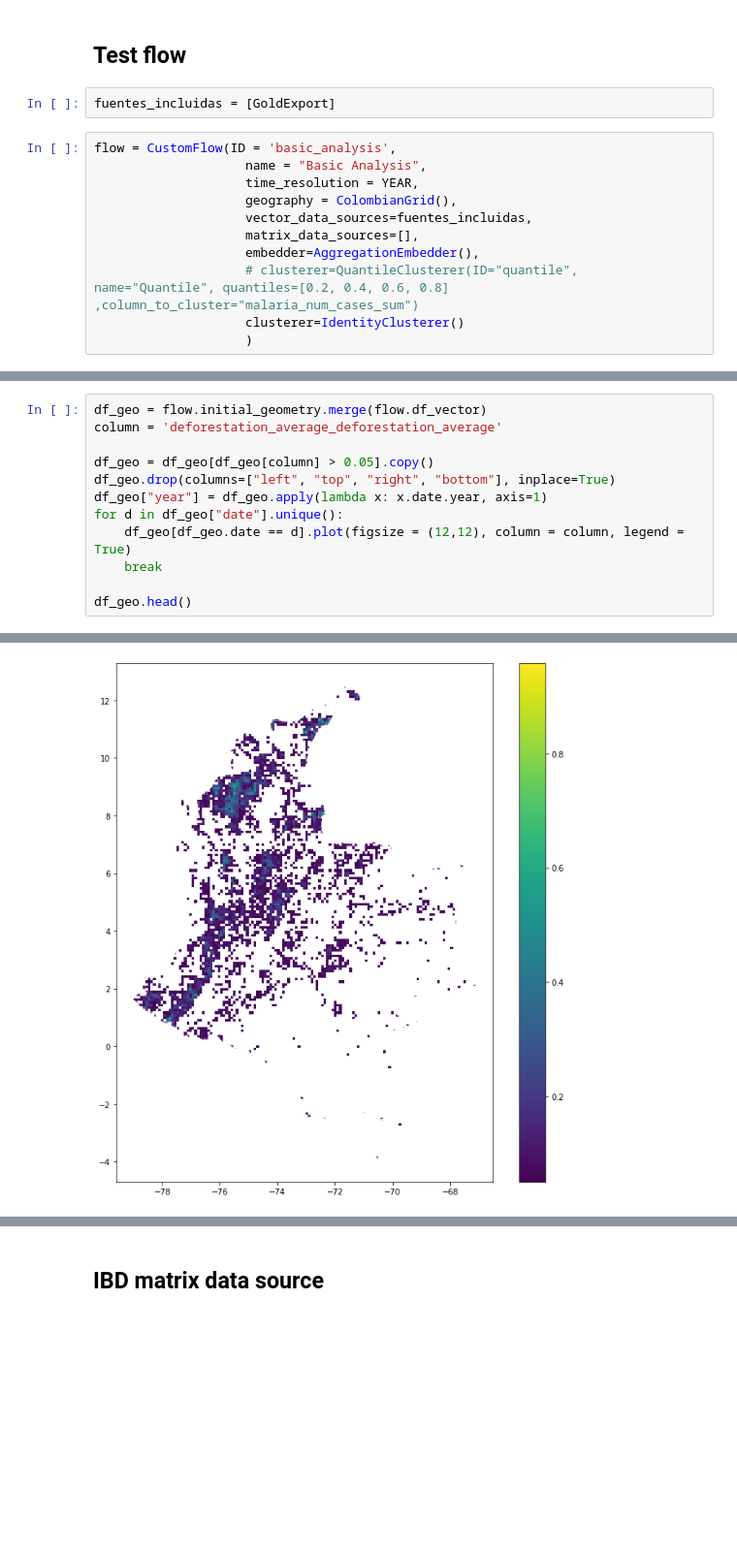
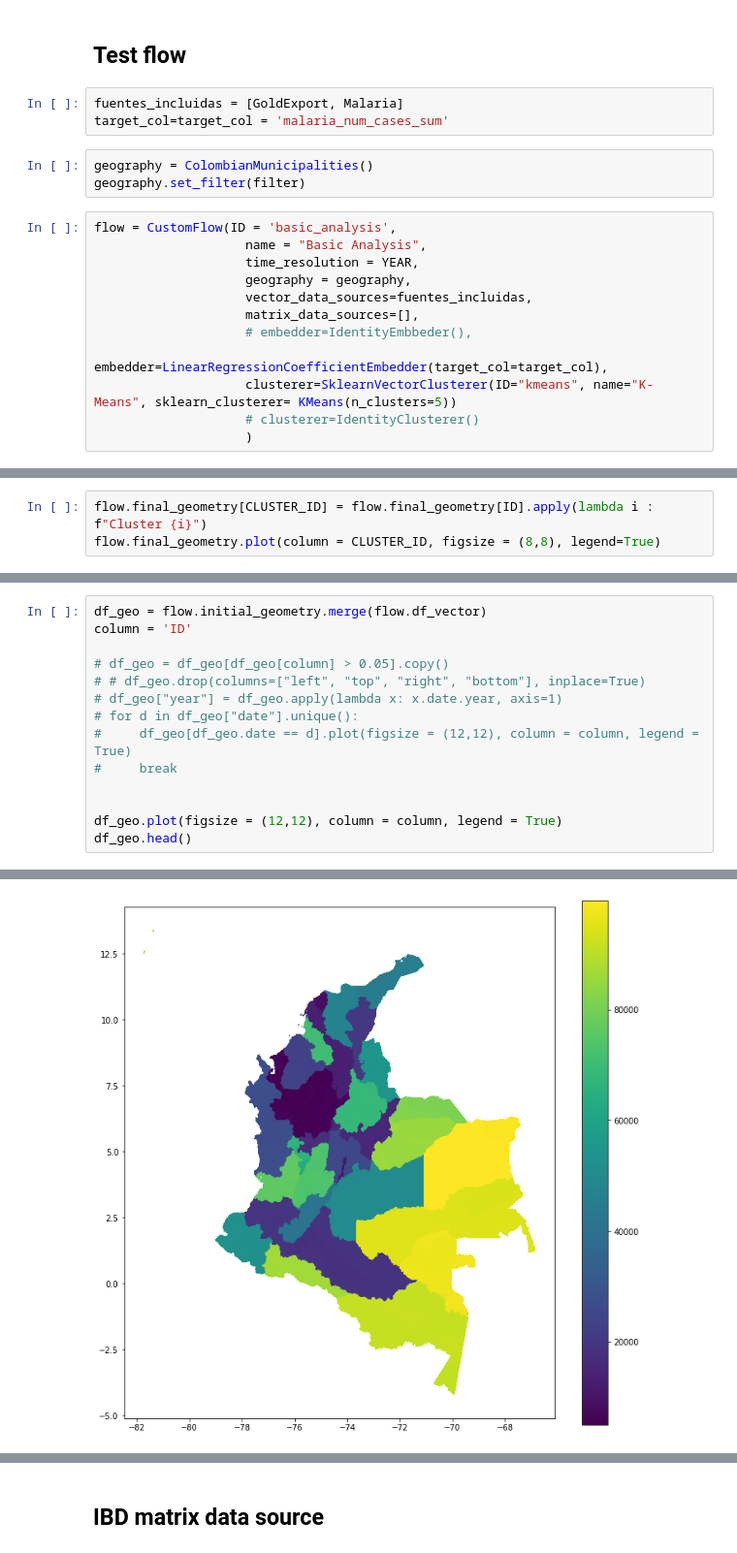
Before and after one commit to Data-Lama/pathogen_study_regions_generator, a Jupyter notebook: src/Notes_andrea.ipynb, the cells around one changed output, grey strips where cells are left out. Shown at 97% size. Saved outputs shown, nothing was run; the diff lists cells and outputs as text; blank space fills up the shorter version.

Commit message:
choco municipalities

```diff
--- a/src/Notes_andrea.ipynb
+++ b/src/Notes_andrea.ipynb
@@ -67,17 +86,22 @@ from flows.specific.custom_flow import  CustomFlow
 # %% [markdown]
 ## Test flow
 # %%
-fuentes_incluidas = [GoldExport]
+fuentes_incluidas = [GoldExport, Malaria]
+target_col=target_col = 'malaria_num_cases_sum'
+# %%
+geography = ColombianMunicipalities()
+geography.set_filter(filter)
 # %%
 flow = CustomFlow(ID = 'basic_analysis',
                     name = "Basic Analysis",
                     time_resolution = YEAR,
-                    geography = ColombianGrid(),
+                    geography = geography,
                     vector_data_sources=fuentes_incluidas,
                     matrix_data_sources=[],
-                    embedder=AggregationEmbedder(),
-                    # clusterer=QuantileClusterer(ID="quantile", name="Quantile", quantiles=[0.2, 0.4, 0.6, 0.8] ,column_to_cluster="malaria_num_cases_sum")
-                    clusterer=IdentityClusterer()
+                    # embedder=IdentityEmbbeder(),
+                    embedder=LinearRegressionCoefficientEmbedder(target_col=target_col),
+                    clusterer=SklearnVectorClusterer(ID="kmeans", name="K-Means", sklearn_clusterer= KMeans(n_clusters=5))
+                    # clusterer=IdentityClusterer()
                     )
 # %%
 flow.run()
@@ -114,0 +136,3 @@ df_geo.head()
+# %%
+flow.final_geometry[CLUSTER_ID] = flow.final_geometry[ID].apply(lambda i : f"Cluster {i}")
+flow.final_geometry.plot(column = CLUSTER_ID, figsize = (8,8), legend=True)
@@ -115,13 +142,15 @@ df_geo.head()
 # %%
 df_geo = flow.initial_geometry.merge(flow.df_vector)
-column = 'deforestation_average_deforestation_average'
+column = 'ID'
 
-df_geo = df_geo[df_geo[column] > 0.05].copy()
-df_geo.drop(columns=["left", "top", "right", "bottom"], inplace=True)
-df_geo["year"] = df_geo.apply(lambda x: x.date.year, axis=1)
-for d in df_geo["date"].unique():
-    df_geo[df_geo.date == d].plot(figsize = (12,12), column = column, legend = True)
-    break
+# df_geo = df_geo[df_geo[column] > 0.05].copy()
+# # df_geo.drop(columns=["left", "top", "right", "bottom"], inplace=True)
+# df_geo["year"] = df_geo.apply(lambda x: x.date.year, axis=1)
+# for d in df_geo["date"].unique():
+#     df_geo[df_geo.date == d].plot(figsize = (12,12), column = column, legend = True)
+#     break
 
+
+df_geo.plot(figsize = (12,12), column = column, legend = True)
 df_geo.head()
 # %% [output]
@@ -134 +163 @@ df_geo.head()
-[figure, old version]
+[figure, new version]
```
Also changed, not shown: parts of 9 cells of this notebook, 3 other files.
